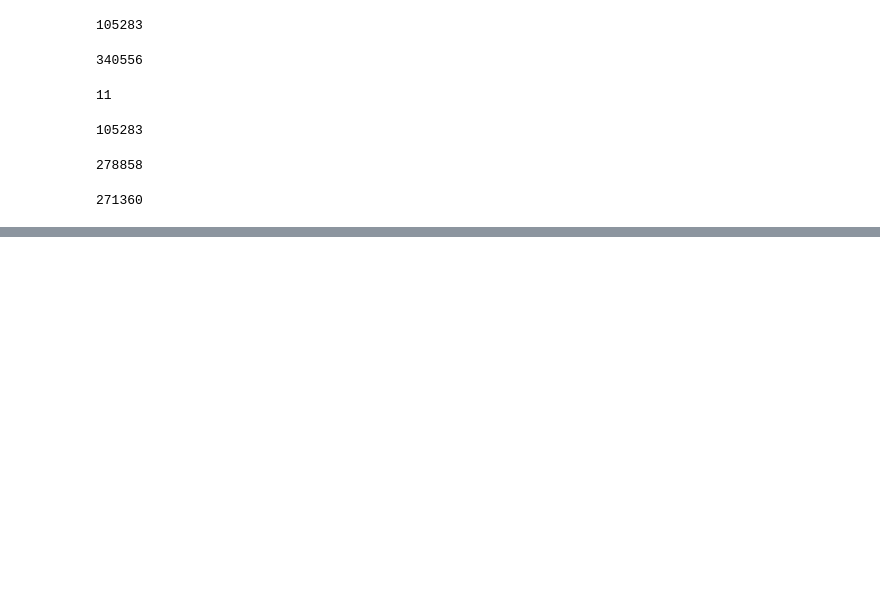
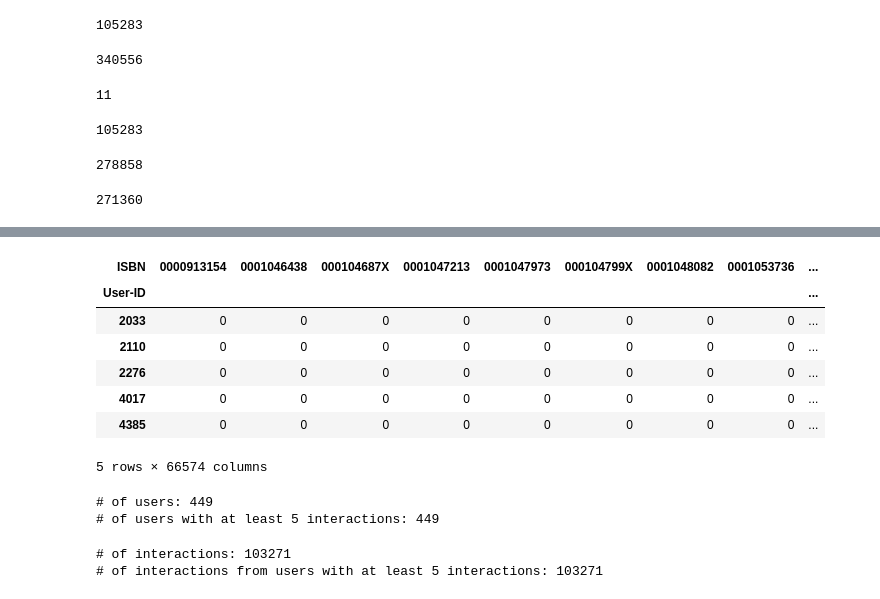
Before and after one commit to Kaizensk/Book-Recommender-System, a Jupyter notebook: ShwetaKumari_Book_Recommendation.ipynb, the cells around one changed output, grey strips where cells are left out. Cells and saved outputs as stored; diff of their text form; code cells hidden in the pictures; blank space fills up the shorter version.

```diff
--- a/ShwetaKumari_Book_Recommendation.ipynb
+++ b/ShwetaKumari_Book_Recommendation.ipynb
@@ -494,0 +550,15 @@ dfbooks['ISBN'].nunique()
+# %%
+ratings_matrix.fillna(0, inplace = True)
+ratings_matrix = ratings_matrix.astype(np.int32)
+# %%
+#checking first few rows
+ratings_matrix.head(5)
+# %% [output]
+| ISBN | 0000913154 | 0001046438 | 000104687X | 0001047213 | 0001047973 | 000104799X | 0001048082 | 0001053736 | ... |
+| User-ID |  |  |  |  |  |  |  |  | ... |
+| 2033 | 0 | 0 | 0 | 0 | 0 | 0 | 0 | 0 | ... |
+| 2110 | 0 | 0 | 0 | 0 | 0 | 0 | 0 | 0 | ... |
+| 2276 | 0 | 0 | 0 | 0 | 0 | 0 | 0 | 0 | ... |
+| 4017 | 0 | 0 | 0 | 0 | 0 | 0 | 0 | 0 | ... |
+| 4385 | 0 | 0 | 0 | 0 | 0 | 0 | 0 | 0 | ... |
+5 rows × 66574 columns
@@ -494,0 +570,19 @@ dfbooks['ISBN'].nunique()
+# %%
+users_interactions_count_df = ratings_explicit.groupby(['ISBN', 'User-ID']).size().groupby('User-ID').size()
+print('# of users: %d' % len(users_interactions_count_df))
+
+users_with_enough_interactions_df = users_interactions_count_df[users_interactions_count_df >= 5].reset_index()[['User-ID']]
+print('# of users with at least 5 interactions: %d' % len(users_with_enough_interactions_df))
+# %% [output]
+# of users: 449
+# of users with at least 5 interactions: 449
+# %%
+print('# of interactions: %d' % len(ratings_explicit))
+interactions_from_selected_users_df = ratings_explicit.merge(users_with_enough_interactions_df,
+               how = 'right',
+               left_on = 'User-ID',
+               right_on = 'User-ID')
+print('# of interactions from users with at least 5 interactions: %d' % len(interactions_from_selected_users_df))
+# %% [output]
+# of interactions: 103271
+# of interactions from users with at least 5 interactions: 103271
```
Also changed, not shown: parts of 65 cells of this notebook.
